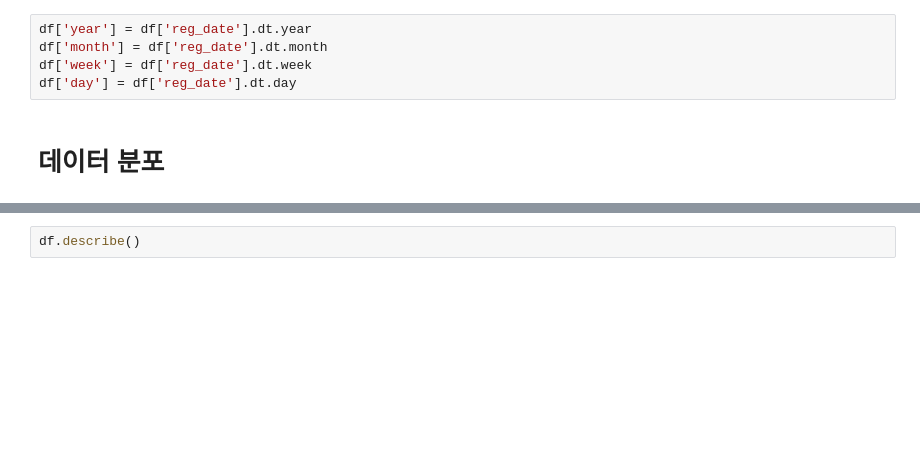
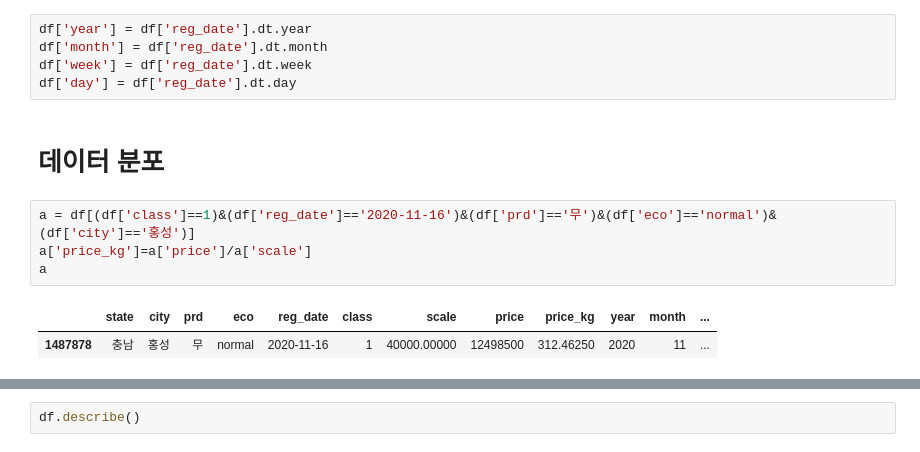
Before and after one commit to LUCI031/grocery_auction, a Jupyter notebook: 22.11.eda3.ipynb, the cells around one changed output, grey strips where cells are left out. Saved outputs shown, nothing was run; the diff lists cells and outputs as text; blank space fills up the shorter version.

```diff
--- a/22.11.eda3.ipynb
+++ b/22.11.eda3.ipynb
@@ -42,6 +42,13 @@ df['week'] = df['reg_date'].dt.week
 df['day'] = df['reg_date'].dt.day
 # %% [markdown]
 # 데이터 분포
+# %%
+a = df[(df['class']==1)&(df['reg_date']=='2020-11-16')&(df['prd']=='무')&(df['eco']=='normal')&(df['city']=='홍성')]
+a['price_kg']=a['price']/a['scale']
+a
+# %% [output]
+|  | state | city | prd | eco | reg_date | class | scale | price | price_kg | year | month | ... |
+| 1487878 | 충남 | 홍성 | 무 | normal | 2020-11-16 | 1 | 40000.00000 | 12498500 | 312.46250 | 2020 | 11 | ... |
 # %%
 df['prd'].value_counts()
 # %% [output]
```
Also changed, not shown: parts of 21 cells of this notebook, 4 other files.
